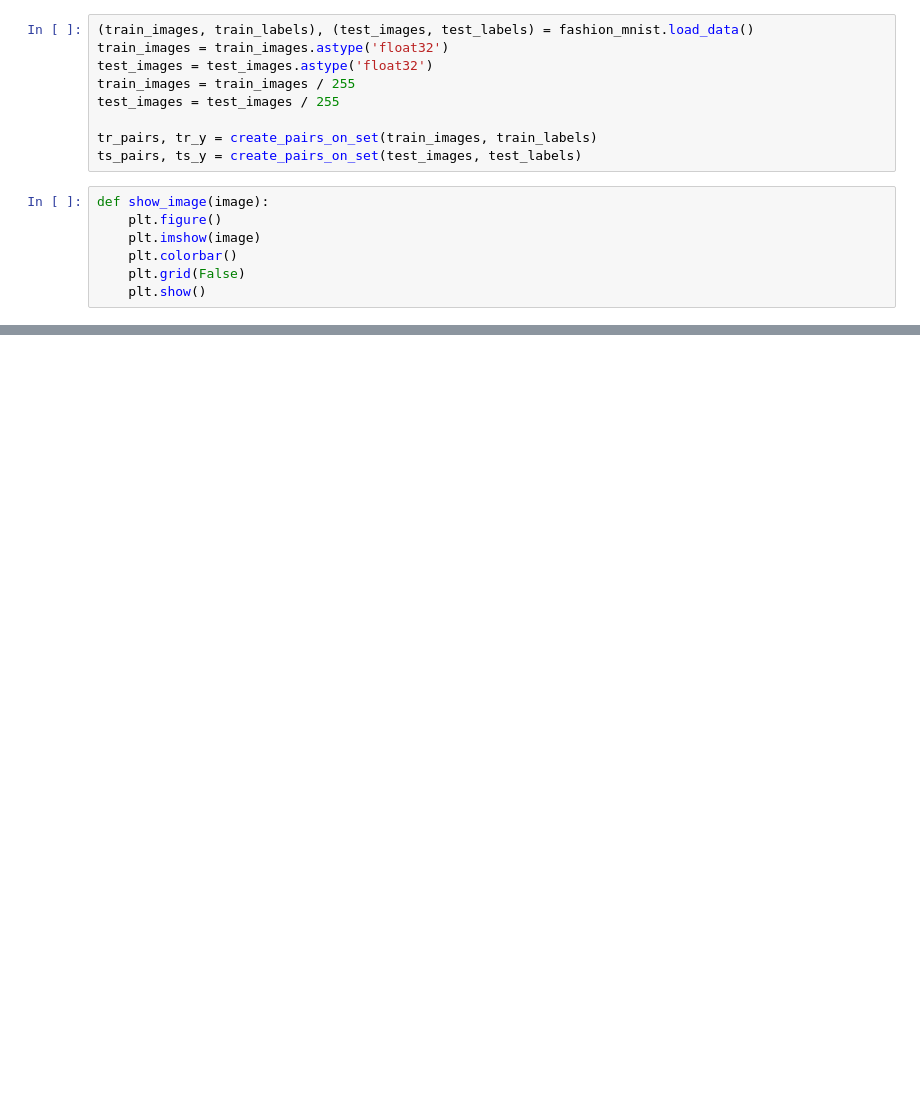
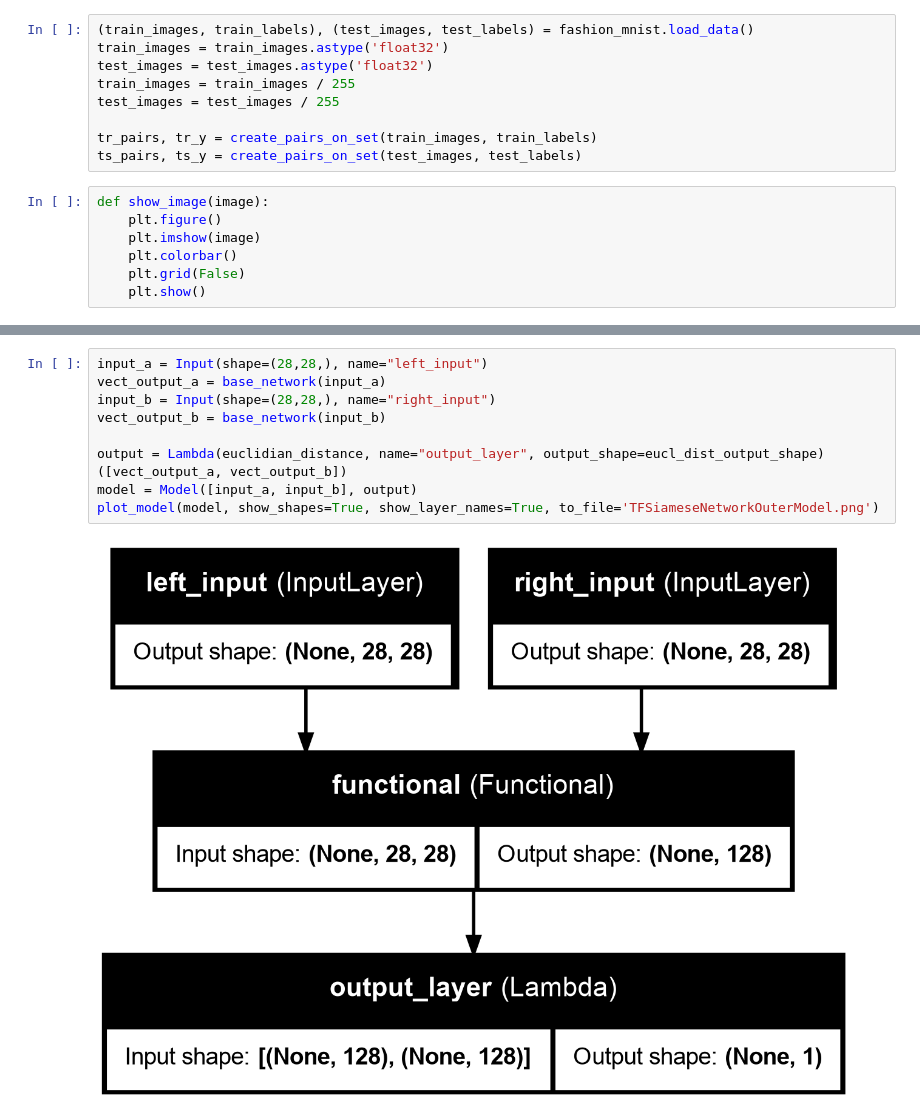
Before and after one commit to HarmonicReflux/CudaScripts, a Jupyter notebook: TFSiameseNetwork.ipynb, the cells around one changed output, grey strips where cells are left out. Drawn from its saved outputs; the diff is of its cells as text; blank space fills up the shorter version.

```diff
--- a/TFSiameseNetwork.ipynb
+++ b/TFSiameseNetwork.ipynb
@@ -88,0 +112,11 @@ def eucl_dist_output_shape(shapes):
+# %%
+input_a = Input(shape=(28,28,), name="left_input")
+vect_output_a = base_network(input_a)
+input_b = Input(shape=(28,28,), name="right_input")
+vect_output_b = base_network(input_b)
+
+output = Lambda(euclidian_distance, name="output_layer", output_shape=eucl_dist_output_shape)([vect_output_a, vect_output_b])
+model = Model([input_a, input_b], output)
+plot_model(model, show_shapes=True, show_layer_names=True, to_file='TFSiameseNetworkOuterModel.png')
+# %% [output]
+[figure, added]
```
Also changed, not shown: parts of 13 cells of this notebook.
